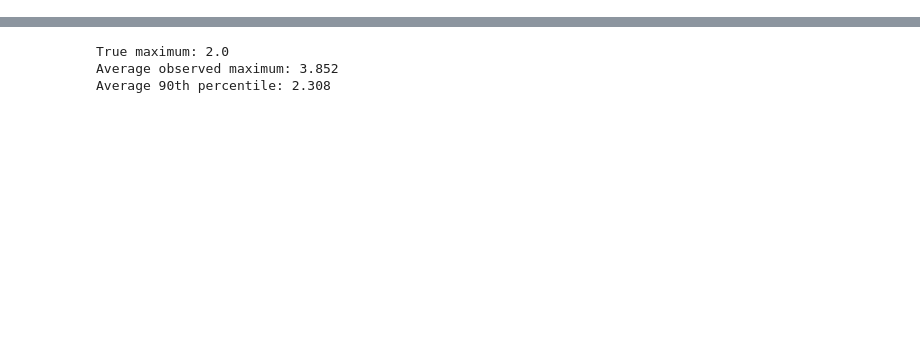
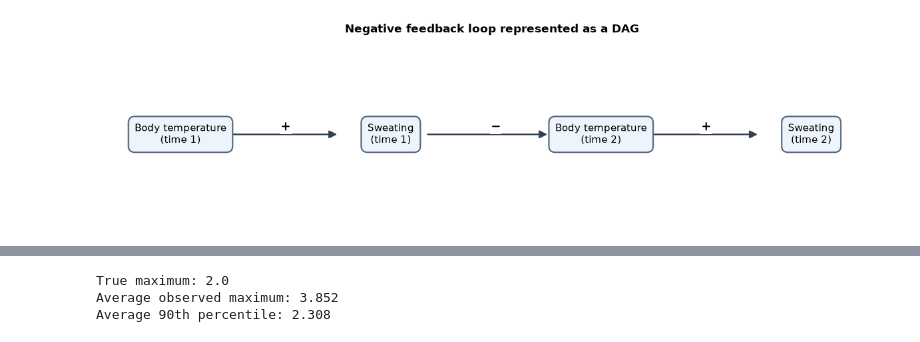
Before and after one commit to victordvas/Capstone-Project, a Jupyter notebook: Victor_VasquezGil_Weeks_5-8_reflections.ipynb, the cells around one changed output, grey strips where cells are left out. Saved outputs shown, nothing was run; the diff lists cells and outputs as text; code cells hidden in the pictures; blank space fills up the shorter version.

Commit message:
Week_ 5-8 reflections. part 2

```diff
--- a/Victor_VasquezGil_Weeks_5-8_reflections.ipynb
+++ b/Victor_VasquezGil_Weeks_5-8_reflections.ipynb
@@ -24 +23,29 @@ def read_quiz(stem):
     return pd.read_csv(url)
+# %%
+# Draw the Week 5 causal diagrams with Matplotlib
+import matplotlib.pyplot as plt
+from matplotlib.patches import FancyArrowPatch
+
+def draw_dag(nodes, arrows, title, figsize=(10, 4.2)):
+    """nodes: {name: (x, y, label)}; arrows: (source, target, +/-)."""
+    fig, ax = plt.subplots(figsize=figsize)
+    fig.patch.set_facecolor('white')
+    ax.set_xlim(0, 10)
+    ax.set_ylim(0, 5)
+    ax.axis('off')
+    for source, target, sign in arrows:
+        x1, y1, _ = nodes[source]
+        x2, y2, _ = nodes[target]
+        ax.add_patch(FancyArrowPatch((x1, y1), (x2, y2),
+                        arrowstyle='-|>', mutation_scale=17, linewidth=1.7,
+                        color='#334155', shrinkA=40, shrinkB=58))
+        ax.text((x1+x2)/2, (y1+y2)/2+0.20, sign,
+                fontsize=13, fontweight='bold', ha='center', va='center',
+                bbox=dict(facecolor='white', edgecolor='none', pad=0.8))
+    for x, y, label in nodes.values():
+        ax.text(x, y, label, ha='center', va='center', fontsize=10.5,
+                bbox=dict(boxstyle='round,pad=0.65', fc='#edf4fb',
+                          ec='#50647a', lw=1.5), zorder=5)
+    ax.set_title(title, fontsize=12.5, pad=14, fontweight='bold')
+    plt.tight_layout()
+    plt.show()
@@ -24,0 +57,11 @@ def read_quiz(stem):
+# %%
+# Week 5, Question 1 - Negative feedback shown across time.
+draw_dag({
+    't1': (1.0, 2.5, 'Body temperature\n(time 1)'),
+    's1': (3.7, 2.5, 'Sweating\n(time 1)'),
+    't2': (6.4, 2.5, 'Body temperature\n(time 2)'),
+    's2': (9.1, 2.5, 'Sweating\n(time 2)')},
+    [('t1', 's1', '+'), ('s1', 't2', '−'), ('t2', 's2', '+')],
+    'Negative feedback loop represented as a DAG', figsize=(12, 3.3))
+# %% [output]
+[figure, added]
```
Also changed, not shown: parts of 23 cells of this notebook.
